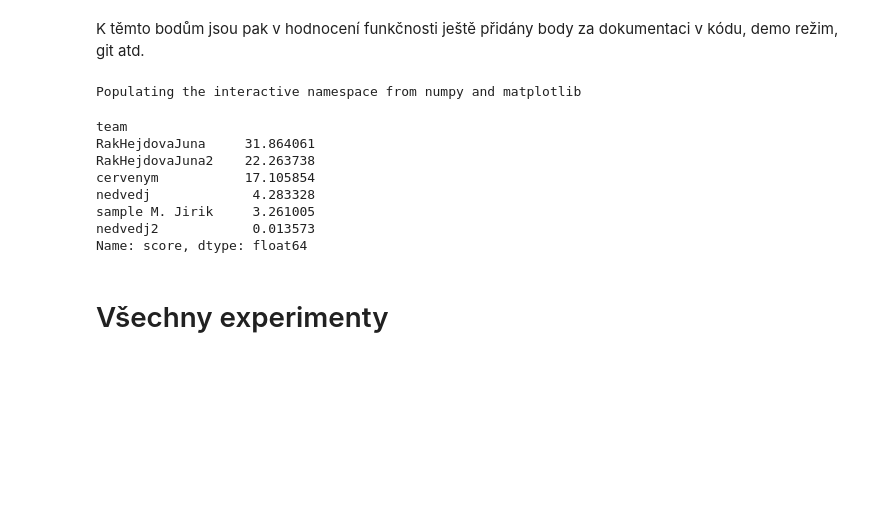
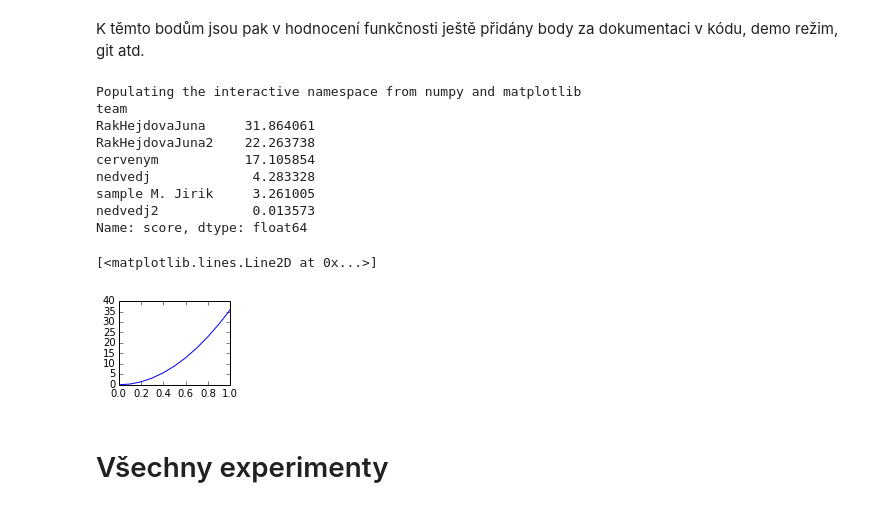
Before and after one commit to mjirik/ZDO2014semestralky, a Jupyter notebook: table.ipynb, the cells around one changed output. Saved outputs shown, nothing was run; the diff lists cells and outputs as text; code cells hidden in the pictures; blank space fills up the shorter version.

Commit message:
plot progrssion

```diff
--- a/table.ipynb
+++ b/table.ipynb
@@ -28,24 +28,27 @@ Name: score, dtype: object
 K těmto bodům jsou pak v hodnocení funkčnosti ještě přidány body za dokumentaci v kódu, demo režim, git atd.
 # %%
 %pylab inline --no-import-all
-np.power(gbsort['score'].astype(np.double),2)*36
+import matplotlib.pyplot as plt
+
+print np.power(gbsort['score'].astype(np.double),2)*36
 
 ## vizualizace progrese
-#te = np.arange(0,1.1,0.1)
-#y = np.power(te,2)*36
-
-#import matplotlib.pyplot as plt
-#plt.plot(te,y)
+te = np.arange(0,1.1,0.1)
+y = np.power(te,2)*36
+plt.figure(figsize=(2,1.5))
+plt.plot(te,y)
 # %% [output]
 Populating the interactive namespace from numpy and matplotlib
+team
+RakHejdovaJuna     31.864061
+RakHejdovaJuna2    22.263738
+cervenym           17.105854
+nedvedj             4.283328
+sample M. Jirik     3.261005
+nedvedj2            0.013573
+Name: score, dtype: float64
-team
-RakHejdovaJuna     31.864061
-RakHejdovaJuna2    22.263738
-cervenym           17.105854
-nedvedj             4.283328
-sample M. Jirik     3.261005
-nedvedj2            0.013573
-Name: score, dtype: float64
+[<matplotlib.lines.Line2D at 0x...>]
+[figure, added]
 # %% [markdown]
 # Všechny experimenty
 # %%
```
Also changed, not shown: 1 other file.
